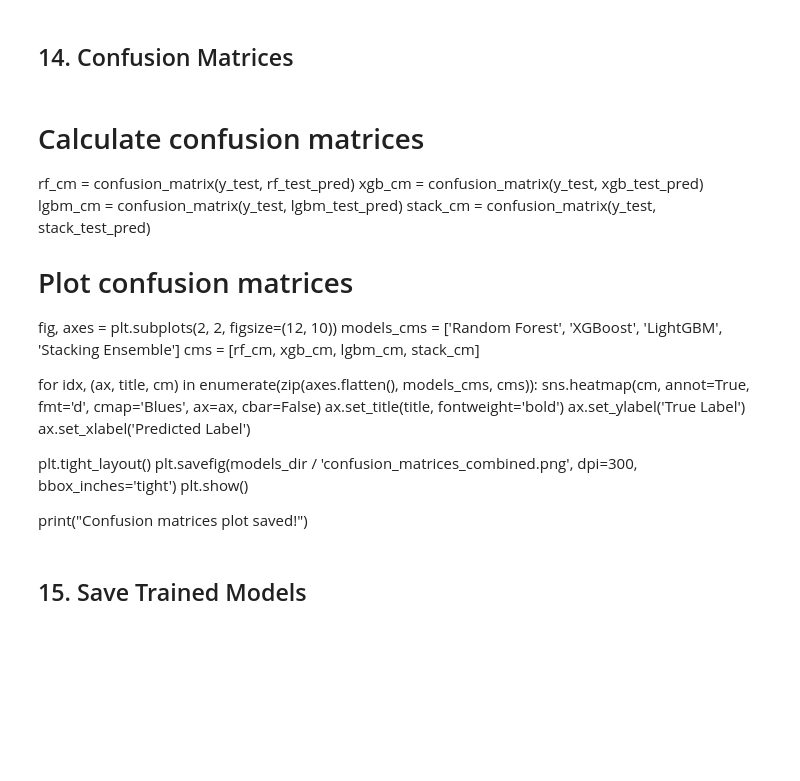
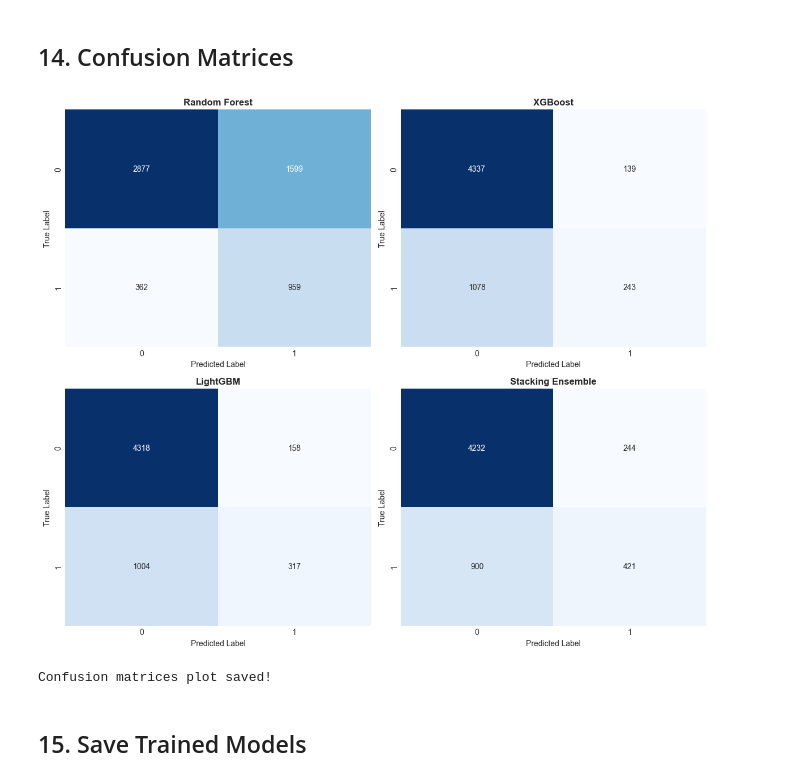
Before and after one commit to vancenceho/viral-content-predictor, a Jupyter notebook: notebooks/07_combined_model_training.ipynb, the cells around one changed output. Cells and saved outputs as stored; diff of their text form; code cells hidden in the pictures; blank space fills up the shorter version.

Commit message:
feat: retrained ensemble

```diff
--- a/notebooks/07_combined_model_training.ipynb
+++ b/notebooks/07_combined_model_training.ipynb
@@ -31,10 +31,11 @@ sns.set_palette('husl')
 # %% [markdown]
 ## 2. Setup Paths and Load Data
 # %%
-# Define paths
+# Define paths (run with cwd = notebooks/ so parent = project root)
 current_dir = Path.cwd().parent
 data_path = current_dir / 'data' / 'processed' / 'combined_features_cleaned.csv'
-models_dir = current_dir / 'models'
+models_dir = current_dir / 'notebooks' / 'models'
+models_dir.mkdir(parents=True, exist_ok=True)
 
 print(f"Data path: {data_path}")
 print(f"Models directory: {models_dir}")
@@ -114,8 +136,14 @@ X_train, X_test, y_train, y_test = train_test_split(
     X, y, test_size=0.2, random_state=42, stratify=y
 )
 
+# Impute NaNs using training-set column means only (test must not influence fill values)
+train_means = X_train.mean()
+X_train = X_train.fillna(train_means)
+X_test = X_test.fillna(train_means)
+
 print(f"Training set shape: {X_train.shape}")
 print(f"Test set shape: {X_test.shape}")
 print(f"\nTraining set class distribution:\n{y_train.value_counts()}")
 print(f"\nTest set class distribution:\n{y_test.value_counts()}")
+print(f"\nNaN count after imputation — train: {X_train.isnull().sum().sum()}, test: {X_test.isnull().sum().sum()}")
 # %% [output]
@@ -507,28 +745,31 @@ print("ROC curves plot saved!")
 # %% [markdown]
 ## 14. Confusion Matrices
-# %% [markdown]
-# Calculate confusion matrices
-rf_cm = confusion_matrix(y_test, rf_test_pred)
-xgb_cm = confusion_matrix(y_test, xgb_test_pred)
-lgbm_cm = confusion_matrix(y_test, lgbm_test_pred)
-stack_cm = confusion_matrix(y_test, stack_test_pred)
-
-# Plot confusion matrices
-fig, axes = plt.subplots(2, 2, figsize=(12, 10))
-models_cms = ['Random Forest', 'XGBoost', 'LightGBM', 'Stacking Ensemble']
-cms = [rf_cm, xgb_cm, lgbm_cm, stack_cm]
-
-for idx, (ax, title, cm) in enumerate(zip(axes.flatten(), models_cms, cms)):
-    sns.heatmap(cm, annot=True, fmt='d', cmap='Blues', ax=ax, cbar=False)
-    ax.set_title(title, fontweight='bold')
-    ax.set_ylabel('True Label')
-    ax.set_xlabel('Predicted Label')
-
-plt.tight_layout()
-plt.savefig(models_dir / 'confusion_matrices_combined.png', dpi=300, bbox_inches='tight')
-plt.show()
-
-print("Confusion matrices plot saved!")
+# %%
+# Calculate confusion matrices
+rf_cm = confusion_matrix(y_test, rf_test_pred)
+xgb_cm = confusion_matrix(y_test, xgb_test_pred)
+lgbm_cm = confusion_matrix(y_test, lgbm_test_pred)
+stack_cm = confusion_matrix(y_test, stack_test_pred)
+
+# Plot confusion matrices
+fig, axes = plt.subplots(2, 2, figsize=(12, 10))
+models_cms = ['Random Forest', 'XGBoost', 'LightGBM', 'Stacking Ensemble']
+cms = [rf_cm, xgb_cm, lgbm_cm, stack_cm]
+
+for idx, (ax, title, cm) in enumerate(zip(axes.flatten(), models_cms, cms)):
+    sns.heatmap(cm, annot=True, fmt='d', cmap='Blues', ax=ax, cbar=False)
+    ax.set_title(title, fontweight='bold')
+    ax.set_ylabel('True Label')
+    ax.set_xlabel('Predicted Label')
+
+plt.tight_layout()
+plt.savefig(models_dir / 'confusion_matrices_combined.png', dpi=300, bbox_inches='tight')
+plt.show()
+
+print("Confusion matrices plot saved!")
+# %% [output]
+[figure, added]
+Confusion matrices plot saved!
 # %% [markdown]
 ## 15. Save Trained Models
 # %%
```
Also changed, not shown: parts of 19 cells of this notebook.
